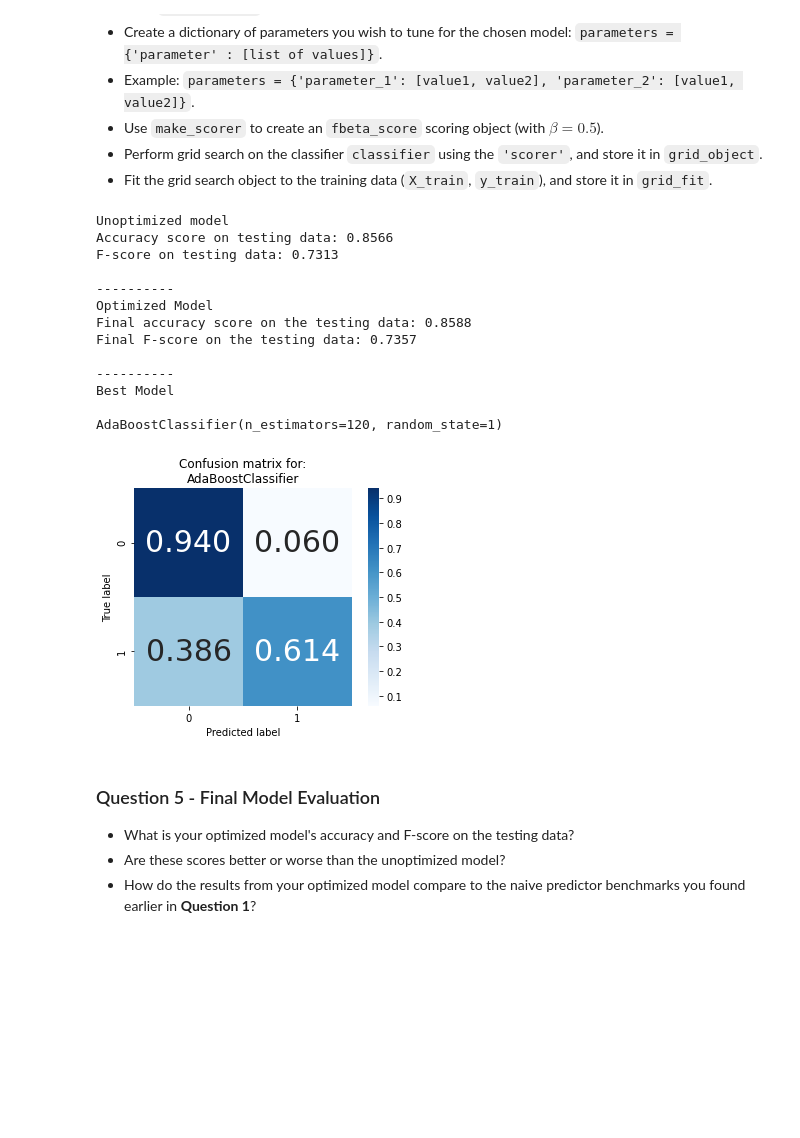
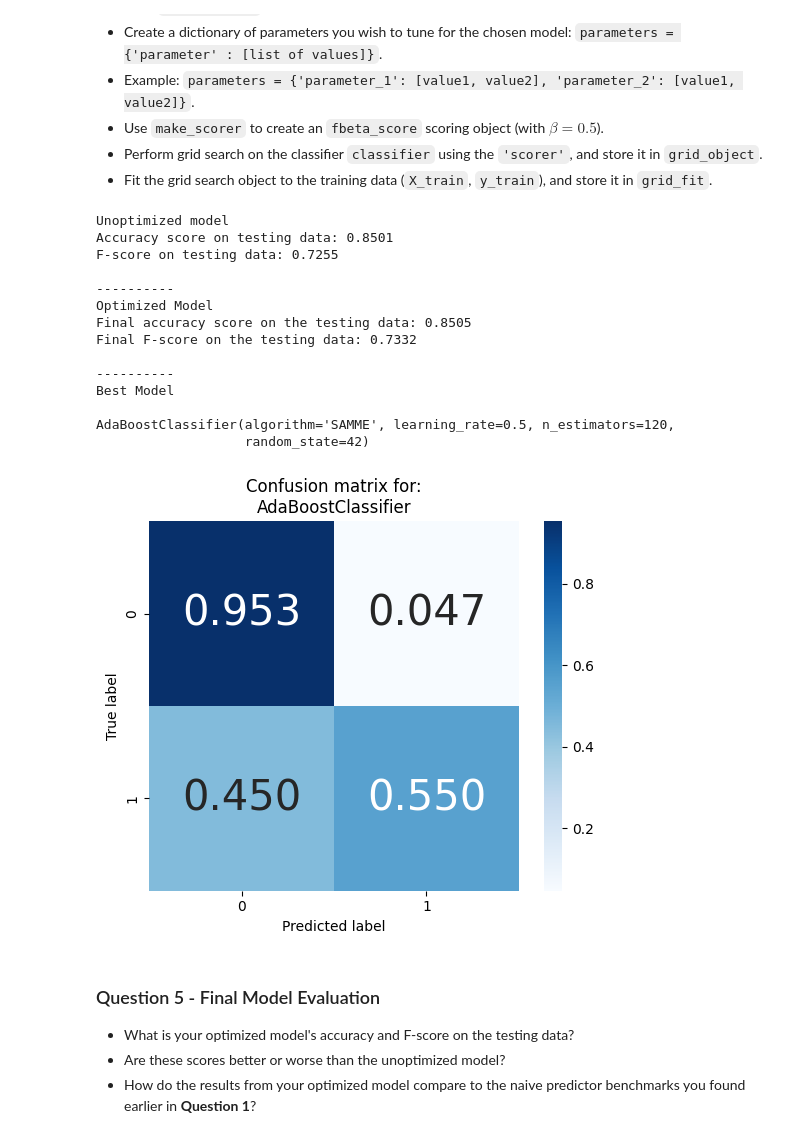
Before and after one commit to simonerigoni/finding_donors_project, a Jupyter notebook: finding_donors.ipynb, the cells around one changed output. Saved outputs shown, nothing was run; the diff lists cells and outputs as text; code cells hidden in the pictures; blank space fills up the shorter version.

```diff
--- a/finding_donors.ipynb
+++ b/finding_donors.ipynb
@@ -37,18 +39,18 @@ import seaborn as sns
 from time import time
 from IPython.display import display # Allows the use of display() for DataFrames
 
+import configuration
+
 # Import supplementary visualization code visuals.py
 import visuals as vs
 
-# Constants
-BETA = 0.5
-RANDOM_STATE = 1
+configuration.create_folders()
 
 # Pretty display for notebooks
 %matplotlib inline
 
 # Load the Census dataset
-data = pd.read_csv("census.csv")
+data = pd.read_csv(configuration.DATA_FOLDER + "census.csv")
 
 # Display the first 10 records
 display(data.head(n=10))
@@ -576,9 +587,9 @@ from sklearn.svm import SVC
 from sklearn.ensemble import AdaBoostClassifier
 
 # Initialize the three models
-classifier_A = DecisionTreeClassifier(random_state = RANDOM_STATE)
-classifier_B = SVC(random_state = RANDOM_STATE, gamma='auto')
-classifier_C = AdaBoostClassifier(random_state = RANDOM_STATE)
+classifier_A = DecisionTreeClassifier(random_state = configuration.RANDOM_STATE)
+classifier_B = SVC(random_state = configuration.RANDOM_STATE, gamma='auto')
+classifier_C = AdaBoostClassifier(random_state = configuration.RANDOM_STATE, algorithm='SAMME')  # Explicitly setting the algorithm to SAMME to avoid FutureWarning: The SAMME.R algorithm (the default) is deprecated and will be removed in 1.6. Use the SAMME algorithm to circumvent this warning
 
 # Calculate the number of samples for 1%, 10%, and 100% of the training data
 samples_100 = len(y_train)
@@ -597,9 +608,6 @@ for classifier in [classifier_A, classifier_B, classifier_C]:
     for i, samples in enumerate([samples_1, samples_10, samples_100]):
         results[classifier_name][i] = \
         train_predict(classifier, samples, X_train, y_train, X_test, y_test)
-
-# Run metrics visualization for the three supervised learning models chosen
-vs.evaluate(results, accuracy, fscore)
 # %% [output]
 DecisionTreeClassifier trained on 361 samples.
 DecisionTreeClassifier trained on 3617 samples.
@@ -705,7 +723,7 @@ from sklearn.model_selection import GridSearchCV
 from sklearn.metrics import make_scorer
 
 # Initialize the classifier
-classifier = AdaBoostClassifier(random_state = RANDOM_STATE)
+classifier = AdaBoostClassifier(random_state = configuration.RANDOM_STATE, algorithm='SAMME')
 
 # Create the parameters list you wish to tune, using a dictionary if needed.
 parameters = {'n_estimators':[50, 120],
@@ -713,10 +731,10 @@ parameters = {'n_estimators':[50, 120],
              }
 
 # Make an fbeta_score scoring object using make_scorer()
-scorer = make_scorer(fbeta_score, beta = BETA)
+scorer = make_scorer(fbeta_score, beta = configuration.BETA)
 
 # Perform grid search on the classifier using 'scorer' as the scoring method using GridSearchCV()
-grid_object = GridSearchCV(classifier, parameters, scorer)
+grid_object = GridSearchCV(estimator=classifier, param_grid=parameters, scoring=scorer)
 
 # Fit the grid search object to the training data and find the optimal parameters using fit()
 grid_fit = grid_object.fit(X_train,y_train)
@@ -728,41 +746,42 @@ best_classifier = grid_fit.best_estimator_
 predictions = (classifier.fit(X_train, y_train)).predict(X_test)
 best_predictions = best_classifier.predict(X_test)
 
 # Report the before-and-afterscores
 print("Unoptimized model")
 print("Accuracy score on testing data: {:.4f}".format(accuracy_score(y_test, predictions)))
-print("F-score on testing data: {:.4f}".format(fbeta_score(y_test, predictions, beta = BETA)))
+print("F-score on testing data: {:.4f}".format(fbeta_score(y_test, predictions, beta = configuration.BETA)))
 print("\n----------\nOptimized Model")
 print("Final accuracy score on the testing data: {:.4f}".format(accuracy_score(y_test, best_predictions)))
-print("Final F-score on the testing data: {:.4f}".format(fbeta_score(y_test, best_predictions, beta = BETA)))
+print("Final F-score on the testing data: {:.4f}".format(fbeta_score(y_test, best_predictions, beta = configuration.BETA)))
 print("\n----------\nBest Model\n")
 print(best_classifier)
 
 # Confusion Matrix
 cm = confusion_matrix(y_test, best_predictions)
 cm = cm.astype('float') / cm.sum(axis = 1)[:, np.newaxis] # Normalize the data
 
 # View with a heatmap
 plt.figure()
 sns.heatmap(cm, annot = True, annot_kws = {"size" : 30}, cmap = 'Blues', square = True, fmt = '.3f')
 plt.ylabel('True label')
 plt.xlabel('Predicted label')
 plt.title('Confusion matrix for:\n{}'.format(model.__class__.__name__));
 # %% [output]
 Unoptimized model
-Accuracy score on testing data: 0.8566
-F-score on testing data: 0.7313
+Accuracy score on testing data: 0.8501
+F-score on testing data: 0.7255
 
 ----------
 Optimized Model
-Final accuracy score on the testing data: 0.8588
-Final F-score on the testing data: 0.7357
+Final accuracy score on the testing data: 0.8505
+Final F-score on the testing data: 0.7332
 
 ----------
 Best Model
 
-AdaBoostClassifier(n_estimators=120, random_state=1)
+AdaBoostClassifier(algorithm='SAMME', learning_rate=0.5, n_estimators=120,
+                   random_state=42)
-[figure, old version]
+[figure, new version]
 # %% [markdown]
 ### Question 5 - Final Model Evaluation
 
```
Also changed, not shown: parts of 17 cells of this notebook, 1 other file.
